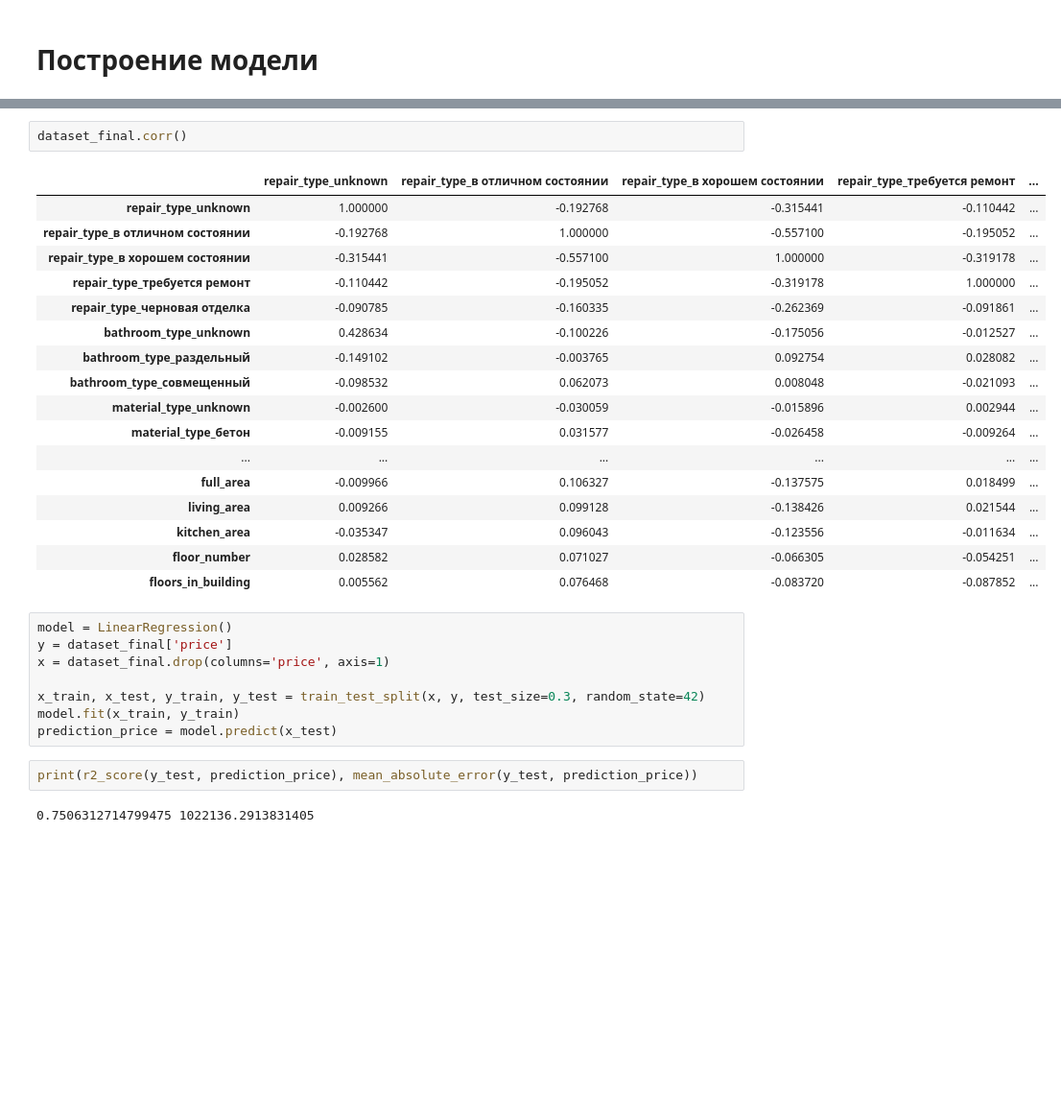
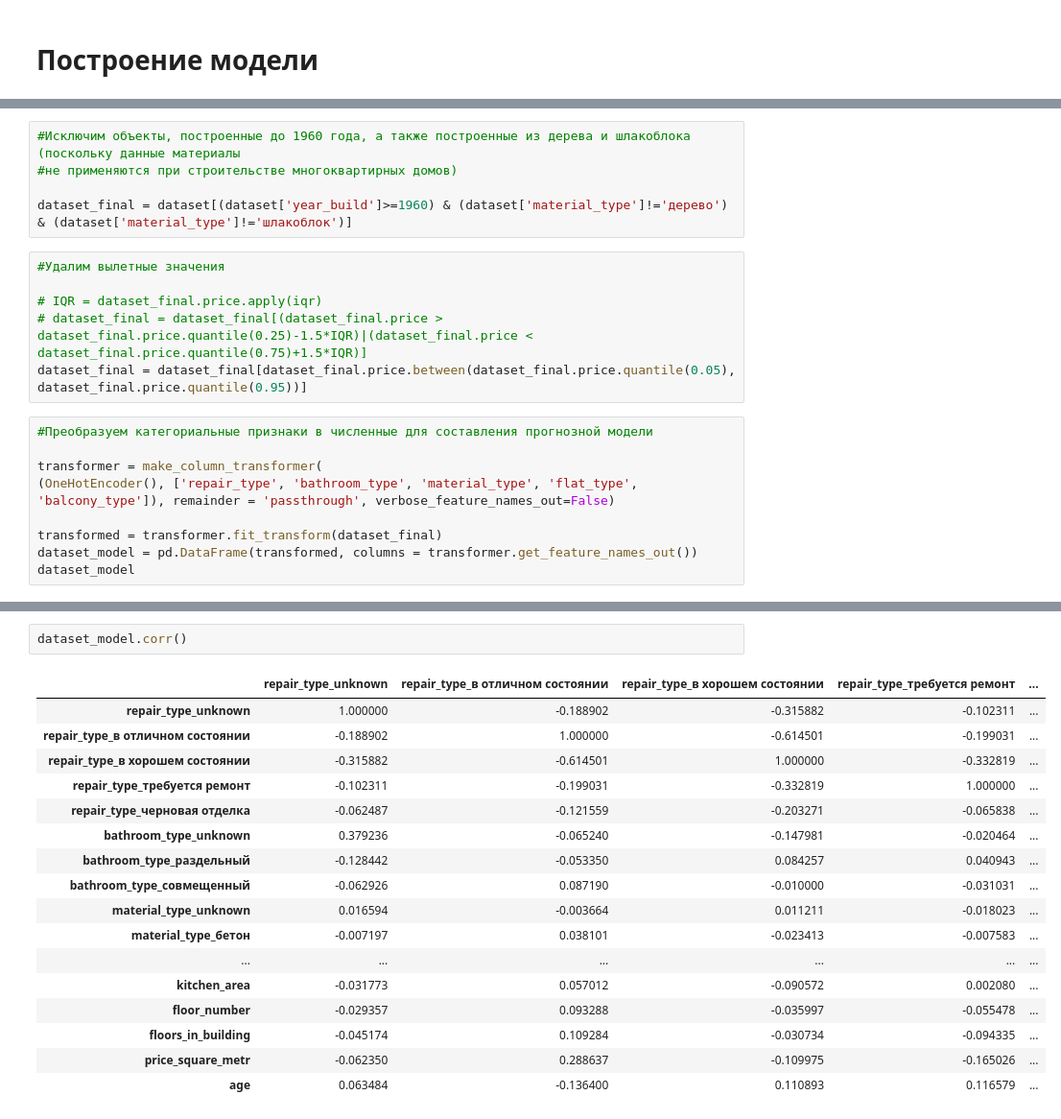
Before and after one commit to Aksyon/property_price_forecast, a Jupyter notebook: flats_project.ipynb, the cells around one changed output, grey strips where cells are left out. Shown at 96% size. Cells and saved outputs as stored; diff of their text form; blank space fills up the shorter version.

```diff
--- a/flats_project.ipynb
+++ b/flats_project.ipynb
@@ -408,0 +387,20 @@ dataset_final
+# %%
+#Исключим объекты, построенные до 1960 года, а также построенные из дерева и шлакоблока (поскольку данные материалы
+#не применяются при строительстве многоквартирных домов)
+
+dataset_final = dataset[(dataset['year_build']>=1960) & (dataset['material_type']!='дерево') & (dataset['material_type']!='шлакоблок')]
+# %%
+#Удалим вылетные значения
+
+# IQR = dataset_final.price.apply(iqr)
+# dataset_final = dataset_final[(dataset_final.price > dataset_final.price.quantile(0.25)-1.5*IQR)|(dataset_final.price < dataset_final.price.quantile(0.75)+1.5*IQR)]
+dataset_final = dataset_final[dataset_final.price.between(dataset_final.price.quantile(0.05), dataset_final.price.quantile(0.95))]
+# %%
+#Преобразуем категориальные признаки в численные для составления прогнозной модели
+
+transformer = make_column_transformer(
+(OneHotEncoder(), ['repair_type', 'bathroom_type', 'material_type', 'flat_type', 'balcony_type']), remainder = 'passthrough', verbose_feature_names_out=False)
+
+transformed = transformer.fit_transform(dataset_final)
+dataset_model = pd.DataFrame(transformed, columns = transformer.get_feature_names_out())
+dataset_model
@@ -409,33 +421,21 @@ dataset_final
 # %%
-dataset_final.corr()
+dataset_model.corr()
 # %% [output]
 |  | repair_type_unknown | repair_type_в отличном состоянии | repair_type_в хорошем состоянии | repair_type_требуется ремонт | ... |
-| repair_type_unknown | 1.000000 | -0.192768 | -0.315441 | -0.110442 | ... |
-| repair_type_в отличном состоянии | -0.192768 | 1.000000 | -0.557100 | -0.195052 | ... |
-| repair_type_в хорошем состоянии | -0.315441 | -0.557100 | 1.000000 | -0.319178 | ... |
-| repair_type_требуется ремонт | -0.110442 | -0.195052 | -0.319178 | 1.000000 | ... |
-| repair_type_черновая отделка | -0.090785 | -0.160335 | -0.262369 | -0.091861 | ... |
-| bathroom_type_unknown | 0.428634 | -0.100226 | -0.175056 | -0.012527 | ... |
-| bathroom_type_раздельный | -0.149102 | -0.003765 | 0.092754 | 0.028082 | ... |
-| bathroom_type_совмещенный | -0.098532 | 0.062073 | 0.008048 | -0.021093 | ... |
-| material_type_unknown | -0.002600 | -0.030059 | -0.015896 | 0.002944 | ... |
-| material_type_бетон | -0.009155 | 0.031577 | -0.026458 | -0.009264 | ... |
+| repair_type_unknown | 1.000000 | -0.188902 | -0.315882 | -0.102311 | ... |
+| repair_type_в отличном состоянии | -0.188902 | 1.000000 | -0.614501 | -0.199031 | ... |
+| repair_type_в хорошем состоянии | -0.315882 | -0.614501 | 1.000000 | -0.332819 | ... |
+| repair_type_требуется ремонт | -0.102311 | -0.199031 | -0.332819 | 1.000000 | ... |
+| repair_type_черновая отделка | -0.062487 | -0.121559 | -0.203271 | -0.065838 | ... |
+| bathroom_type_unknown | 0.379236 | -0.065240 | -0.147981 | -0.020464 | ... |
+| bathroom_type_раздельный | -0.128442 | -0.053350 | 0.084257 | 0.040943 | ... |
+| bathroom_type_совмещенный | -0.062926 | 0.087190 | -0.010000 | -0.031031 | ... |
+| material_type_unknown | 0.016594 | -0.003664 | 0.011211 | -0.018023 | ... |
+| material_type_бетон | -0.007197 | 0.038101 | -0.023413 | -0.007583 | ... |
 | ... | ... | ... | ... | ... | ... |
-| full_area | -0.009966 | 0.106327 | -0.137575 | 0.018499 | ... |
-| living_area | 0.009266 | 0.099128 | -0.138426 | 0.021544 | ... |
-| kitchen_area | -0.035347 | 0.096043 | -0.123556 | -0.011634 | ... |
-| floor_number | 0.028582 | 0.071027 | -0.066305 | -0.054251 | ... |
-| floors_in_building | 0.005562 | 0.076468 | -0.083720 | -0.087852 | ... |
+| kitchen_area | -0.031773 | 0.057012 | -0.090572 | 0.002080 | ... |
+| floor_number | -0.029357 | 0.093288 | -0.035997 | -0.055478 | ... |
+| floors_in_building | -0.045174 | 0.109284 | -0.030734 | -0.094335 | ... |
+| price_square_metr | -0.062350 | 0.288637 | -0.109975 | -0.165026 | ... |
+| age | 0.063484 | -0.136400 | 0.110893 | 0.116579 | ... |
-# %%
-model = LinearRegression()
-y = dataset_final['price']
-x = dataset_final.drop(columns='price', axis=1)
-
-x_train, x_test, y_train, y_test = train_test_split(x, y, test_size=0.3, random_state=42)
-model.fit(x_train, y_train)
-prediction_price = model.predict(x_test)
-# %%
-print(r2_score(y_test, prediction_price), mean_absolute_error(y_test, prediction_price))
-# %% [output]
-0.7506312714799475 1022136.2913831405
 # %%
```
Also changed, not shown: parts of 11 cells of this notebook.
